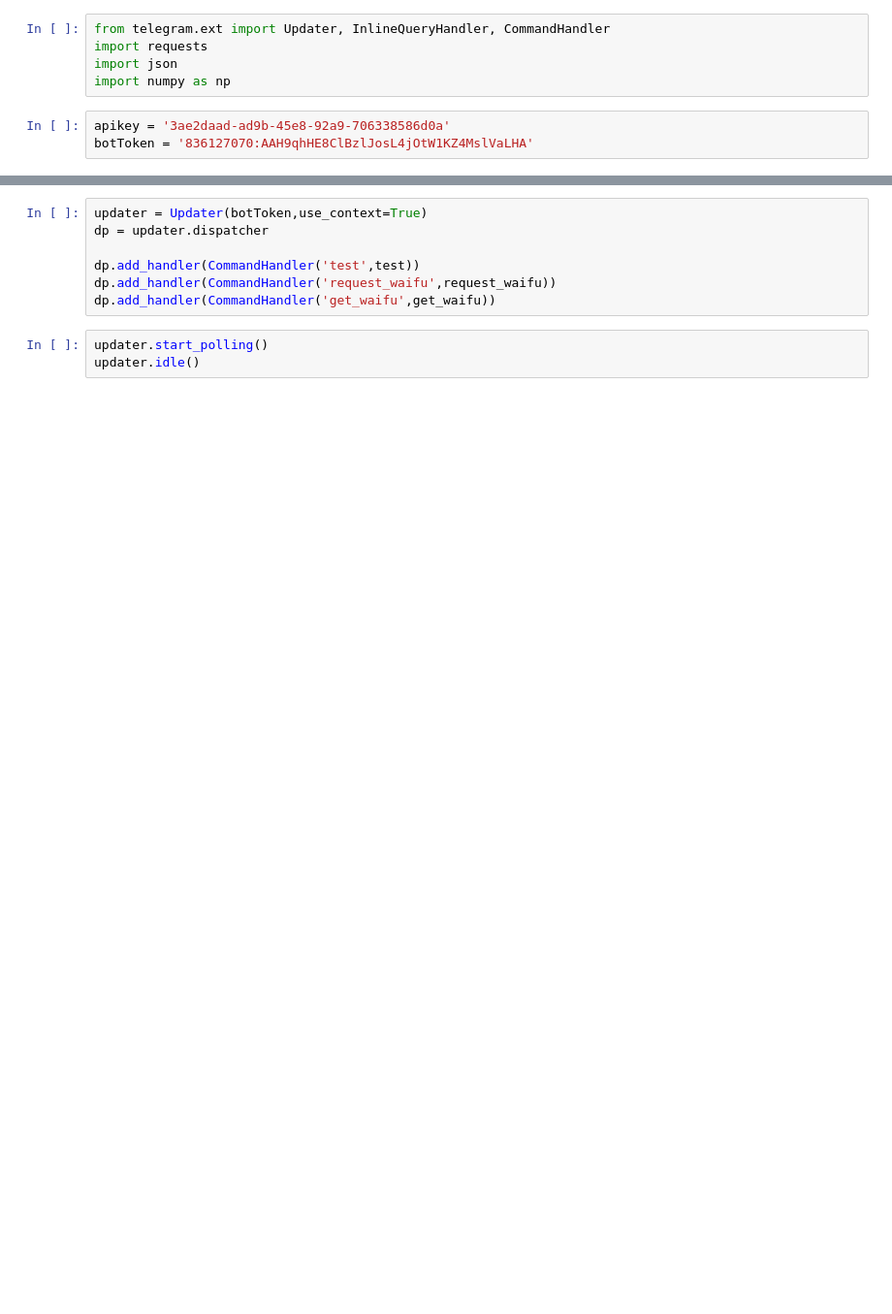
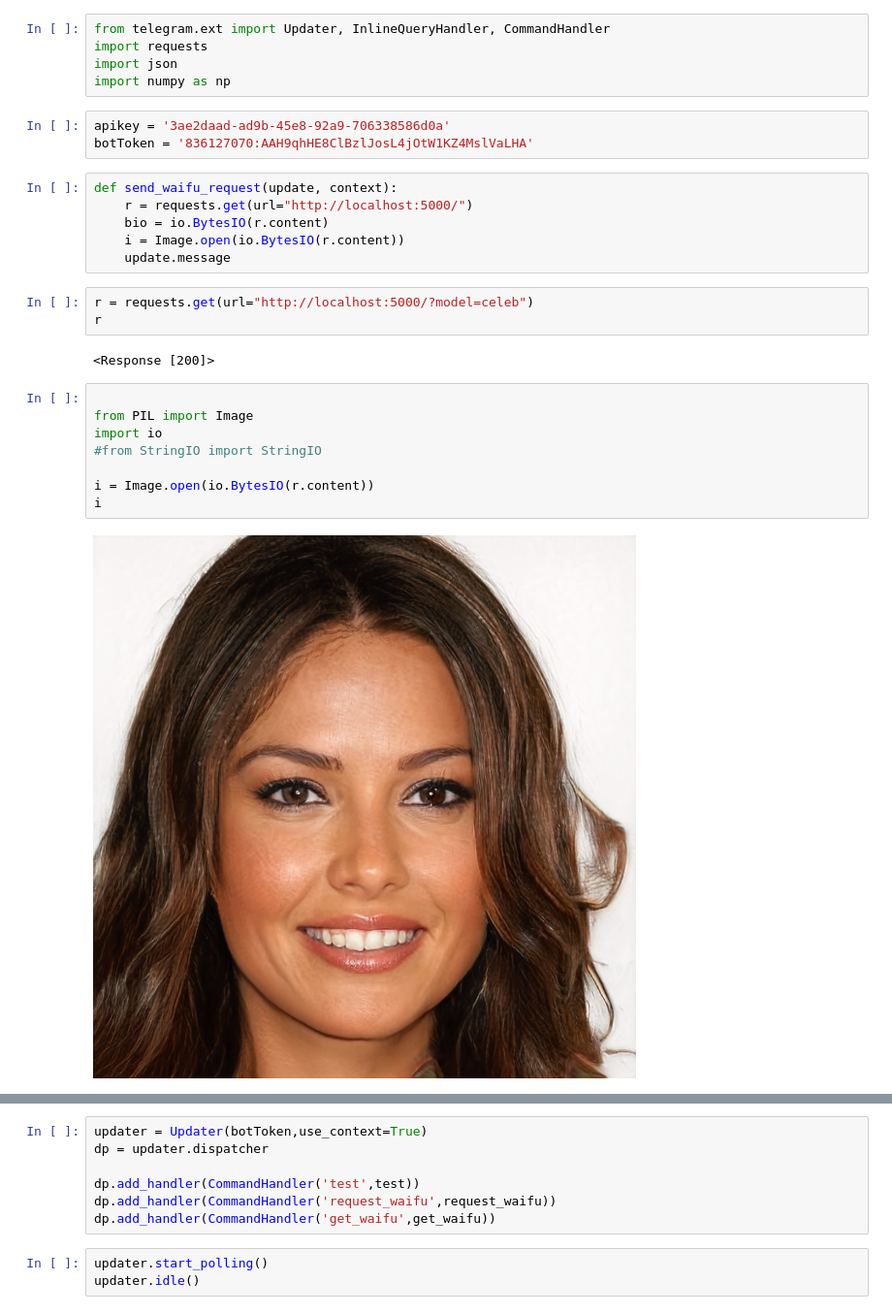
Before and after one commit to SouthKoreaLN/shootMeABird, a Jupyter notebook: telegramBot/shootMeABird.ipynb, the cells around one changed output, grey strips where cells are left out. Shown at 97% size. Drawn from its saved outputs; the diff is of its cells as text; blank space fills up the shorter version.

Commit message:
Get waifu!

```diff
--- a/telegramBot/shootMeABird.ipynb
+++ b/telegramBot/shootMeABird.ipynb
@@ -6,6 +6,27 @@ import numpy as np
 # %%
 apikey = '3ae2daad-ad9b-45e8-92a9-706338586d0a'
 botToken = '836127070:AAH9qhHE8ClBzlJosL4jOtW1KZ4MslVaLHA'
+# %%
+def send_waifu_request(update, context):
+    r = requests.get(url="http://localhost:5000/")
+    bio = io.BytesIO(r.content)
+    i = Image.open(io.BytesIO(r.content))
+    update.message
+# %%
+r = requests.get(url="http://localhost:5000/?model=celeb")
+r
+# %% [output]
+<Response [200]>
+# %%
+
+from PIL import Image
+import io
+#from StringIO import StringIO
+
+i = Image.open(io.BytesIO(r.content))
+i
+# %% [output]
+[figure, added]
 # %%
 ################# Payment functions ##############
 
```
Also changed, not shown: parts of 2 cells of this notebook.
